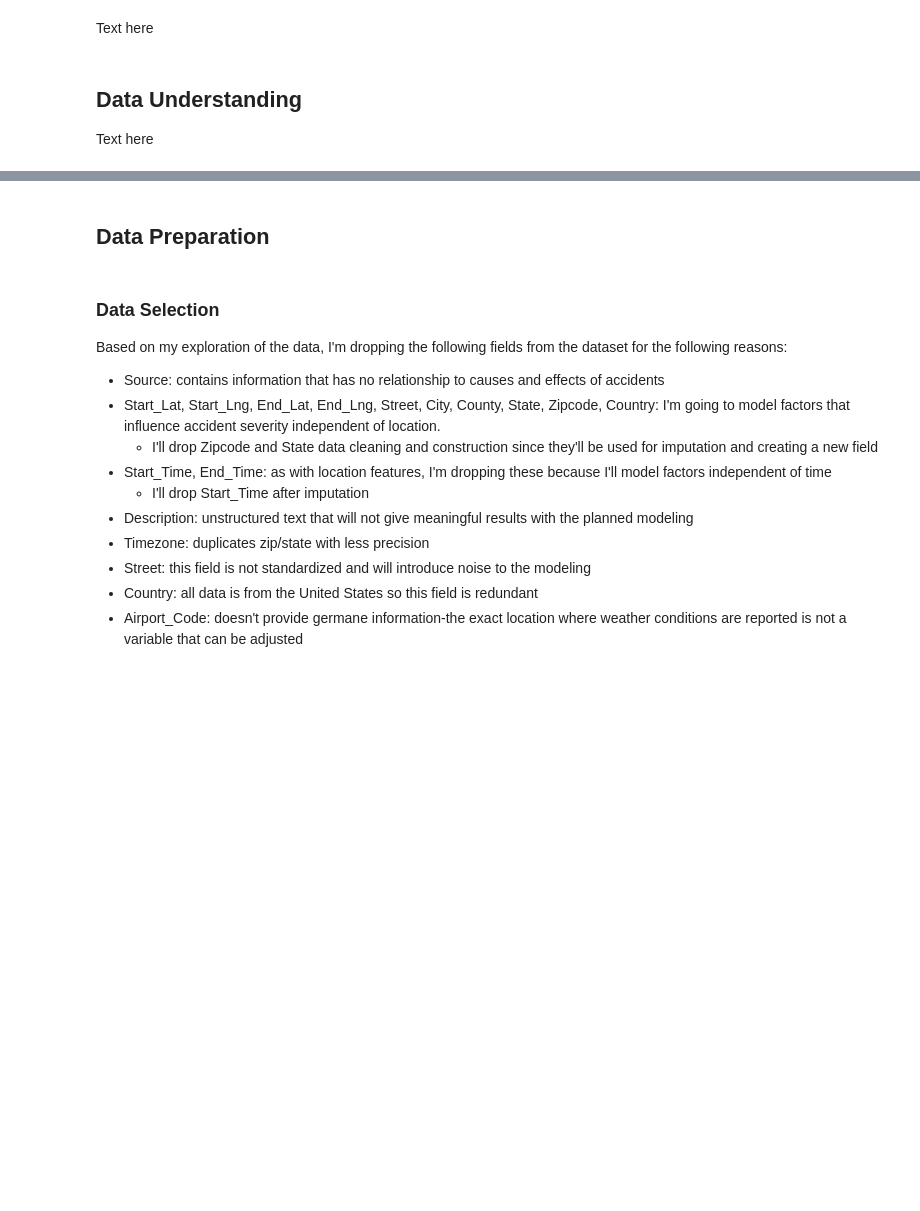
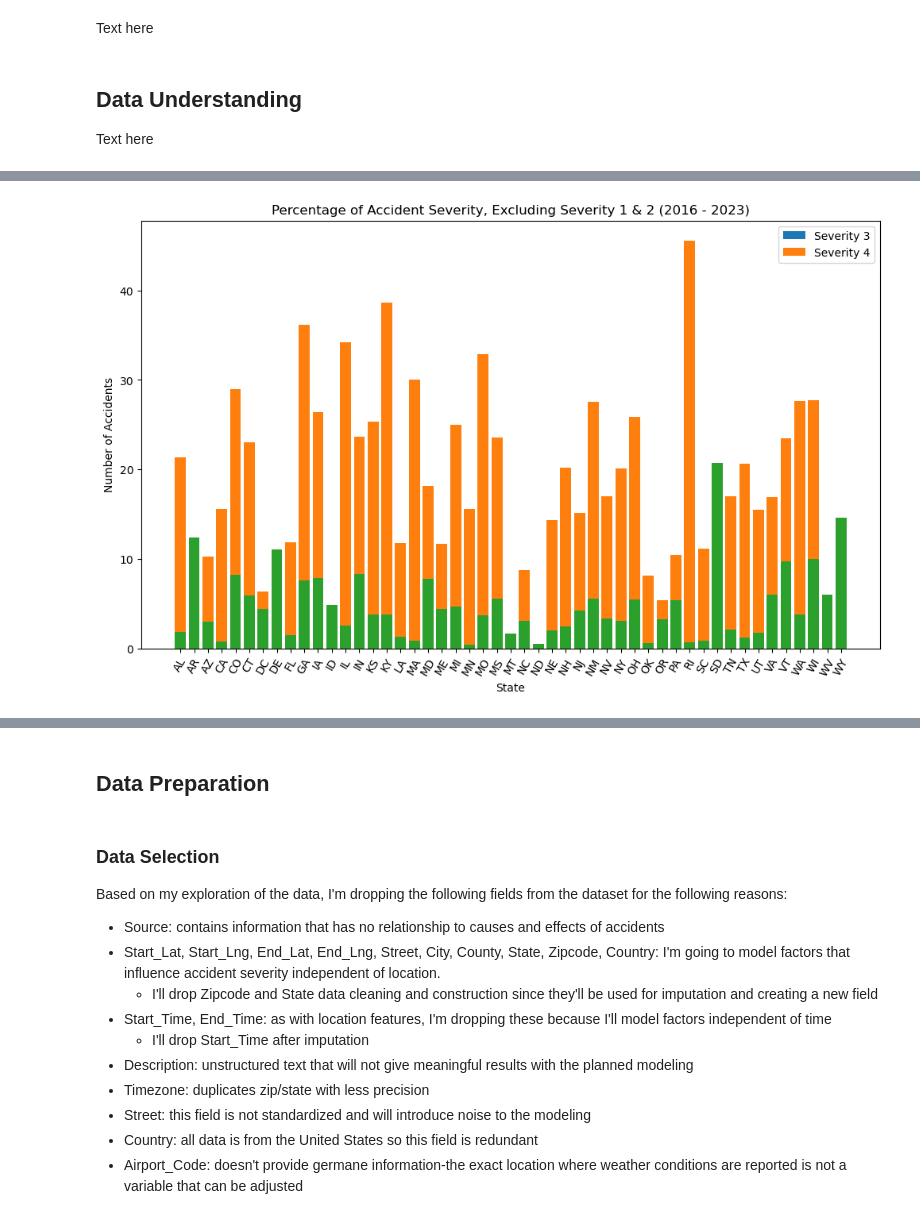
Before and after one commit to marhas109/MH_DS_Capstone_Project_1, a Jupyter notebook: MH_DS_Capstone_Project_1.ipynb, the cells around one changed output, grey strips where cells are left out. Saved outputs shown, nothing was run; the diff lists cells and outputs as text; code cells hidden in the pictures; blank space fills up the shorter version.

```diff
--- a/MH_DS_Capstone_Project_1.ipynb
+++ b/MH_DS_Capstone_Project_1.ipynb
@@ -88,20 +97,21 @@ plt.show()
 # %%
-# chart of accident severity by state without sev2 (sev 2 >> than the others so obscures sev 1, 3, 4 above)
+# chart of accident severity by state without sev1 and sev2 (sev 2 >> than the others so obscures sev 1, 3, 4 above)
 states = df_severity_by_state.columns
-sev1 = df_severity_by_state.iloc[0]
-sev3 = df_severity_by_state.iloc[2]
-sev4 = ct_sev4_by_state = df_severity_by_state.iloc[3]
+sev3 = df_severity_by_state.iloc[6]
+sev4 = df_severity_by_state.iloc[7]
 
 plt.figure(figsize=(12, 7))
 plt.bar(states, sev1)
 plt.bar(states, sev3)
 plt.bar(states, sev4)
 plt.xlabel("State")
 plt.xticks(rotation=60)
 plt.ylabel("Number of Accidents")
-plt.legend(["Severity 1", "Severity 3", "Severity 4"])
-plt.title("Accident Severity by State, Excluding Severity 2 (2016 - 2023)")
+plt.legend(["Severity 3", "Severity 4"])
+plt.title("Percentage of Accident Severity, Excluding Severity 1 & 2 (2016 - 2023)")
 plt.show()
+# %% [output]
+[figure, added]
 # %%
 df_sev_by_crossing = pd.crosstab(df_all_data['Severity'], df_all_data['Crossing'])
 df_sev_by_crossing = df_sev_by_crossing.rename(columns={False: "No", True: "Yes"})
```
Also changed, not shown: parts of 68 cells of this notebook.
